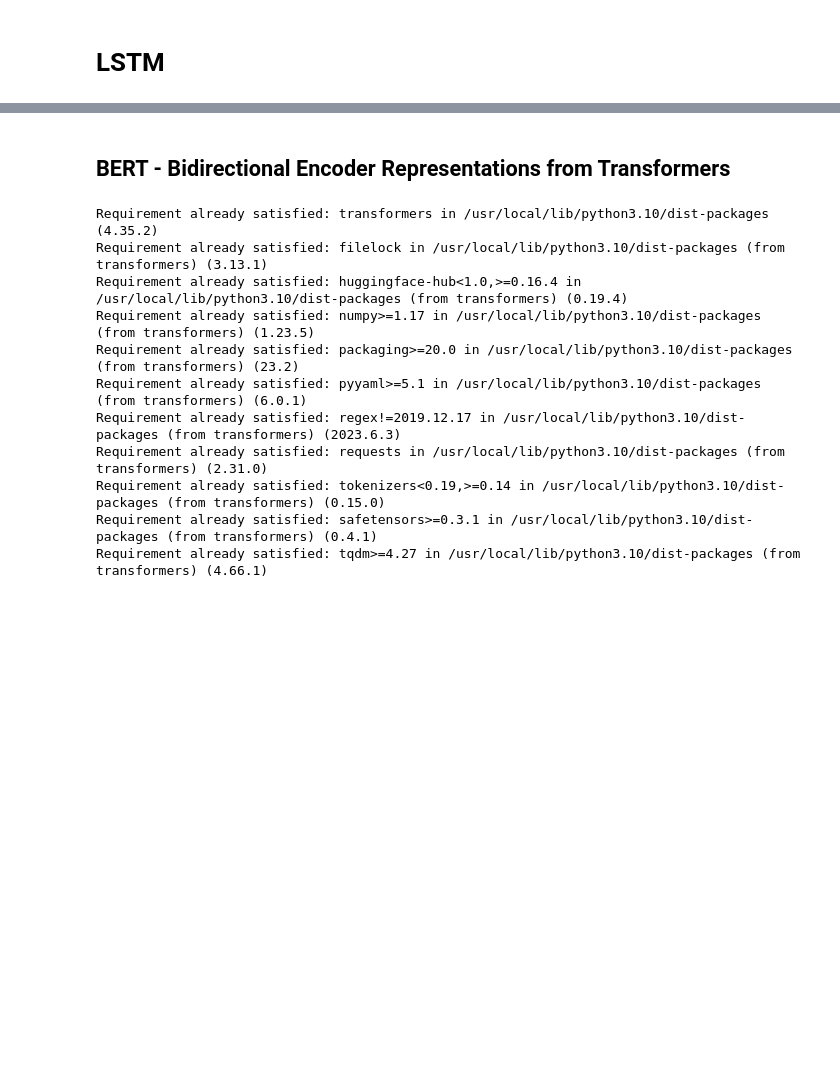
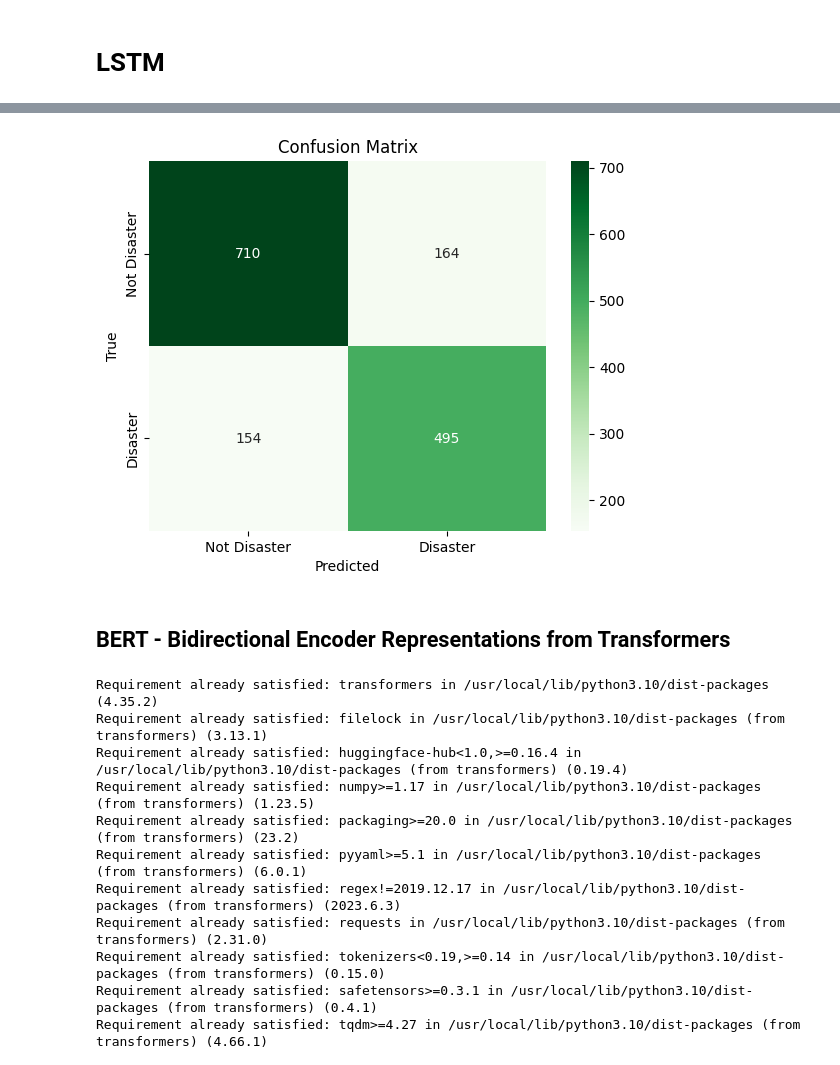
Before and after one commit to sukanyanag/Tweet-Classification-for-Disaster-Detection, a Jupyter notebook: TweetClassificationforDisasterDetection.ipynb, the cells around one changed output, grey strips where cells are left out. Drawn from its saved outputs; the diff is of its cells as text; code cells hidden in the pictures; blank space fills up the shorter version.

```diff
--- a/TweetClassificationforDisasterDetection.ipynb
+++ b/TweetClassificationforDisasterDetection.ipynb
@@ -472,12 +535,14 @@ print(classification_report(y_test, y_pred))
 # %%
-sns.heatmap(confusion_matrix(y_test, y_pred), annot = True, fmt='d', cmap='Blues',
+sns.heatmap(confusion_matrix(y_test, y_pred), annot = True, fmt='d', cmap='Greens',
             xticklabels=['Not Disaster', 'Disaster'],
             yticklabels=['Not Disaster', 'Disaster'])
 
 plt.xlabel('Predicted')
 plt.ylabel('True')
 plt.title('Confusion Matrix')
 plt.show()
+# %% [output]
+[figure, added]
 # %% [markdown]
 ## BERT - Bidirectional Encoder Representations from Transformers
 # %%
```
Also changed, not shown: parts of 13 cells of this notebook, 1 other file.
